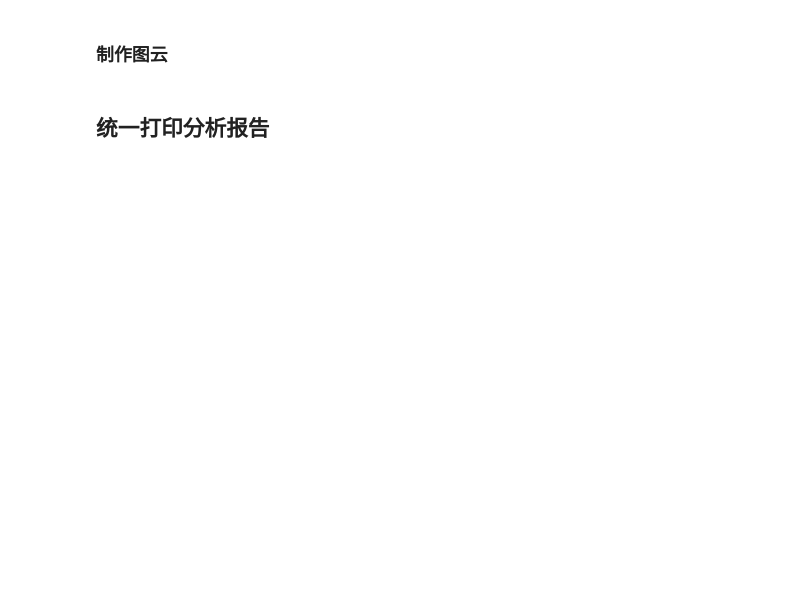
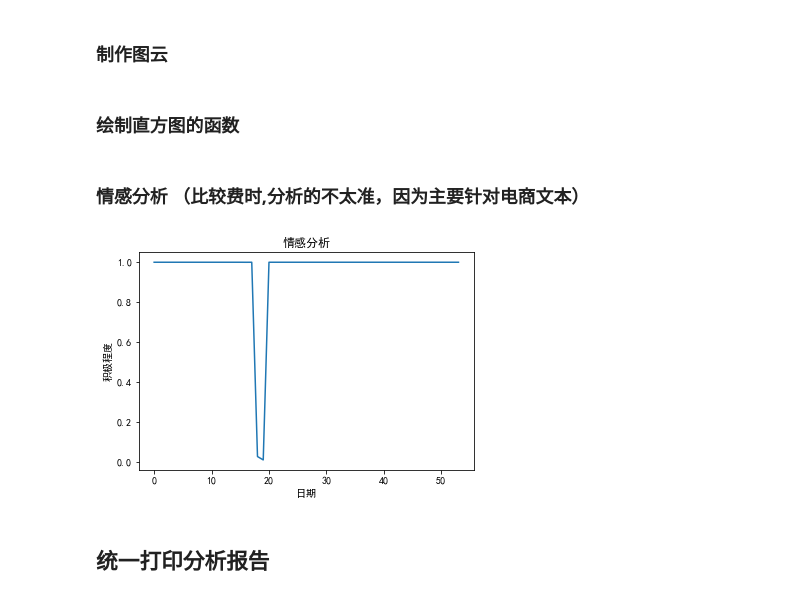
Before and after one commit to yangkailun/Diary-and-Habits, a Jupyter notebook: diary recommendation.ipynb, the cells around one changed output. Saved outputs shown, nothing was run; the diff lists cells and outputs as text; code cells hidden in the pictures; blank space fills up the shorter version.

```diff
--- a/diary recommendation.ipynb
+++ b/diary recommendation.ipynb
@@ -369,3 +371,5 @@ def generate_wordcloud():
         w.to_file(picture_path_name)
 # %%
 generate_wordcloud()
+# %% [markdown]
+### 绘制直方图的函数
@@ -372,3 +389,16 @@ generate_wordcloud()
+# %% [markdown]
+### 情感分析 （比较费时,分析的不太准，因为主要针对电商文本）
+# %%
+def feeling():
+    feelings = {}
+    for day in days:
+        feeling = snownlp.SnowNLP(look_everyday(day)).sentiments
+        feelings[day] = feeling
+    return feelings
+# feelings = feeling()
+# plt_bar(range(len(feelings.keys())),feelings.values(),'日期','积极程度','情感分析','zhe')
+# %% [output]
+[figure, added]
 # %% [markdown]
 ## 统一打印分析报告
 # %%
```
Also changed, not shown: parts of 5 cells of this notebook.
